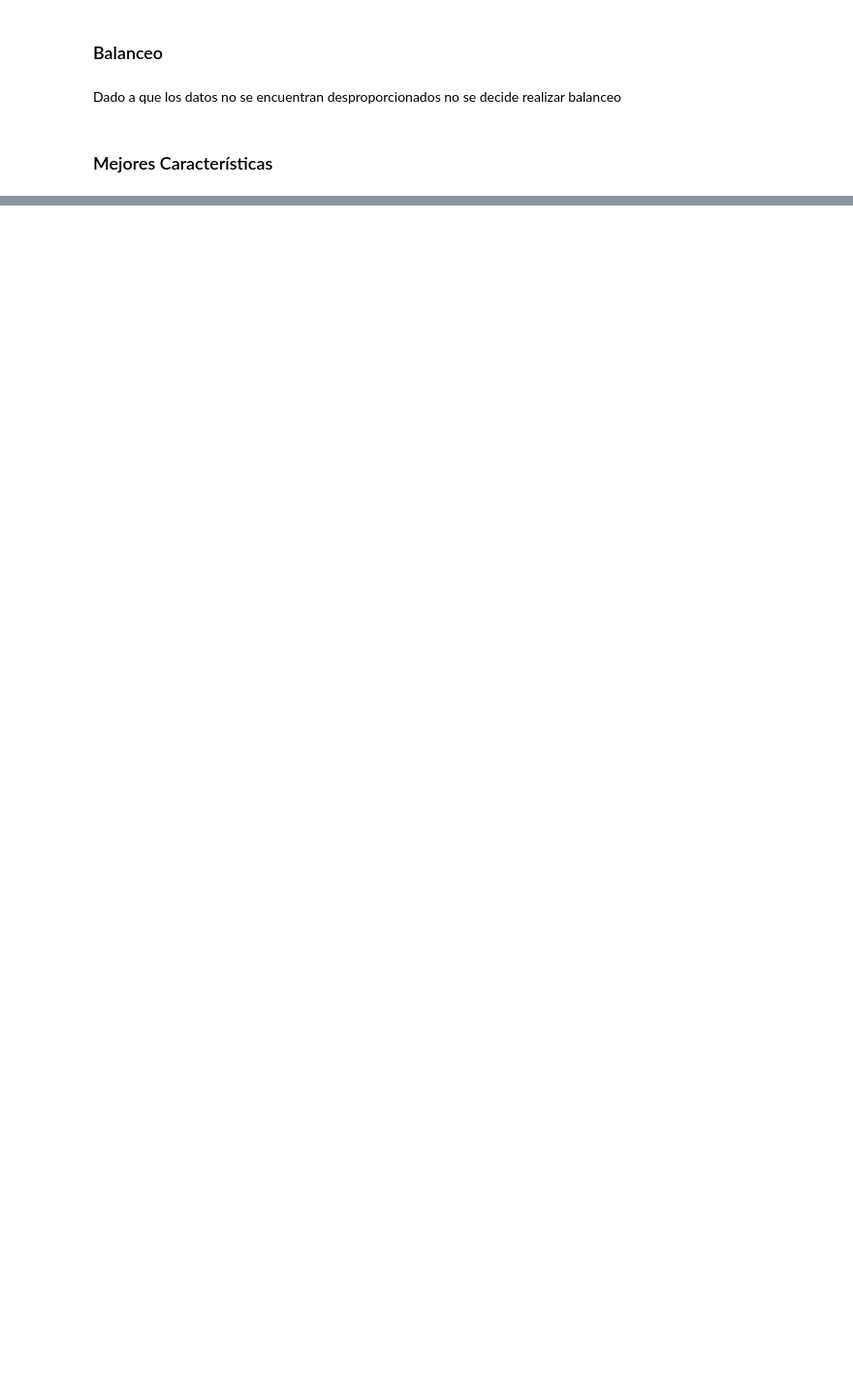
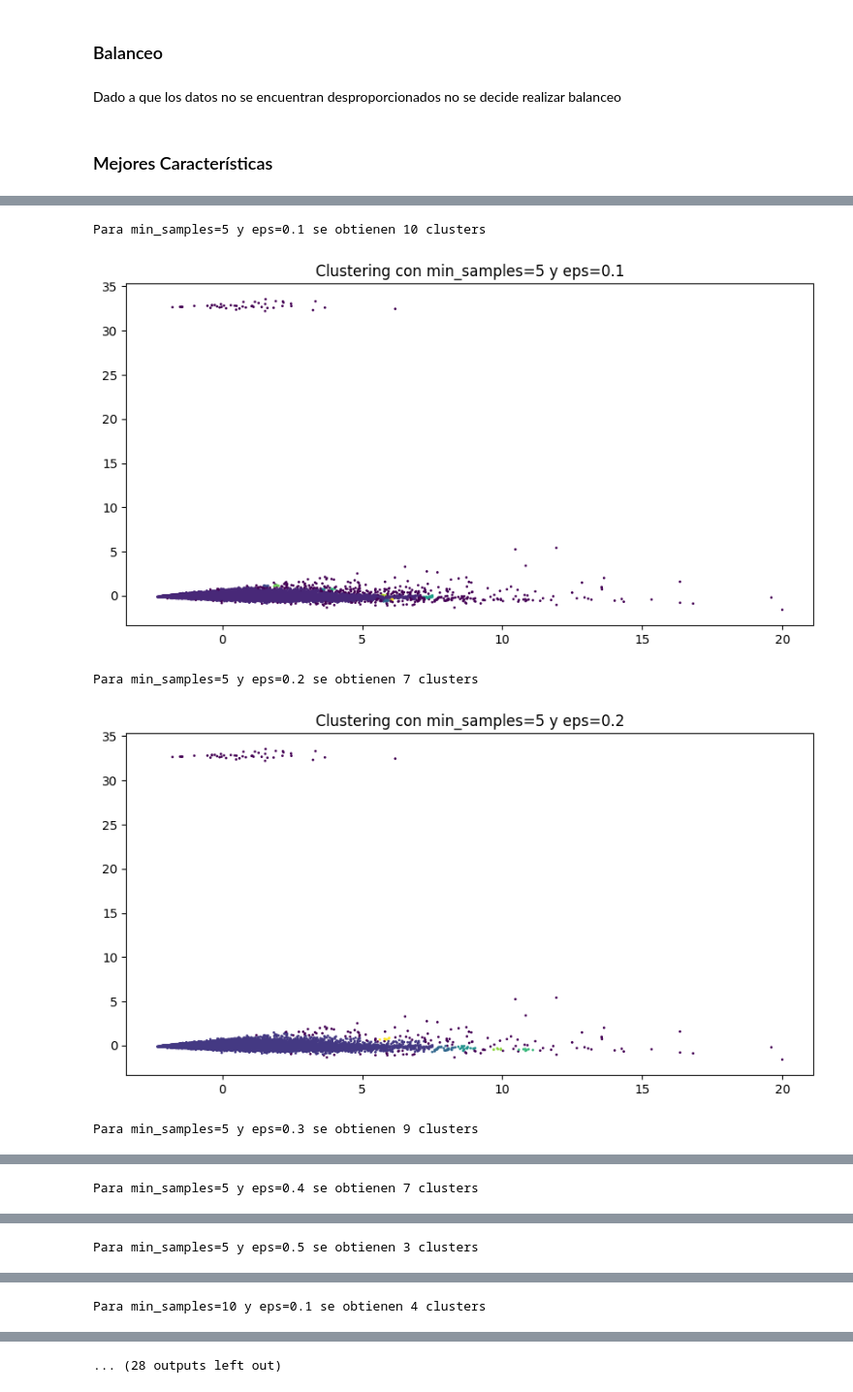
Before and after one commit to TheMorderous/Monopoly, a Jupyter notebook: Ev2_Banco_Monopoly_Los_nami_nami.ipynb, the cells around one changed output, grey strips where cells are left out. Shown at 97% size. Cells and saved outputs as stored; diff of their text form; code cells hidden in the pictures; blank space fills up the shorter version.

```diff
--- a/Ev2_Banco_Monopoly_Los_nami_nami.ipynb
+++ b/Ev2_Banco_Monopoly_Los_nami_nami.ipynb
@@ -1146,0 +1318,22 @@ La característica CambioPin tiene un score de 0.01
+# %%
+from sklearn.cluster import DBSCAN
+
+min_samples = [5, 10, 20, 50]
+eps = [ 0.1, 0.2, 0.3, 0.4, 0.5]
+
+for sample in min_samples:
+    for e in eps:
+        dbscan = DBSCAN(eps=e, min_samples=sample)
+        dbscan.fit(X_pca)
+
+        print(f'Para min_samples={sample} y eps={e} se obtienen {len(np.unique(dbscan.labels_))} clusters')
+        plt.figure(figsize=(10, 5))
+        plt.scatter(X_pca[:, 0], X_pca[:, 1], c=dbscan.labels_, s=1)
+        plt.title(f'Clustering con min_samples={sample} y eps={e}')
+        plt.show()
+# %% [output]
+Para min_samples=5 y eps=0.1 se obtienen 10 clusters
+[figure, added]
+Para min_samples=5 y eps=0.2 se obtienen 7 clusters
+[figure, added]
+Para min_samples=5 y eps=0.3 se obtienen 9 clusters
@@ -1146,0 +1341 @@ La característica CambioPin tiene un score de 0.01
+Para min_samples=5 y eps=0.4 se obtienen 7 clusters
@@ -1146,0 +1343 @@ La característica CambioPin tiene un score de 0.01
+Para min_samples=5 y eps=0.5 se obtienen 3 clusters
@@ -1146,0 +1345 @@ La característica CambioPin tiene un score de 0.01
+Para min_samples=10 y eps=0.1 se obtienen 4 clusters
@@ -1146,0 +1347 @@ La característica CambioPin tiene un score de 0.01
+... (28 outputs left out)
```
Also changed, not shown: parts of 51 cells of this notebook.
